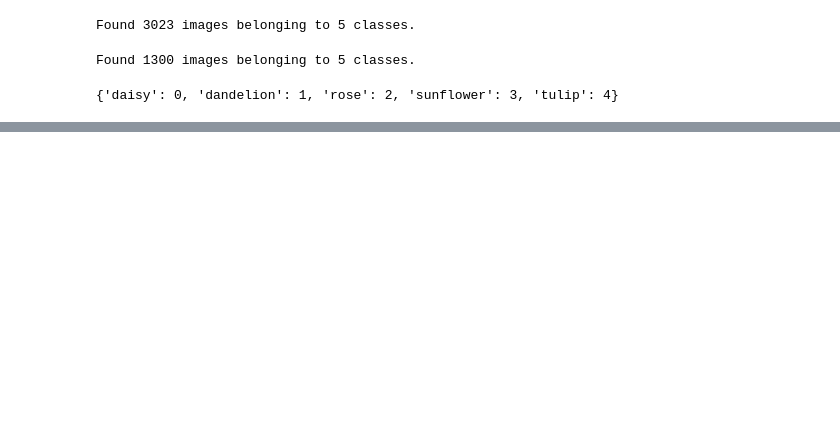
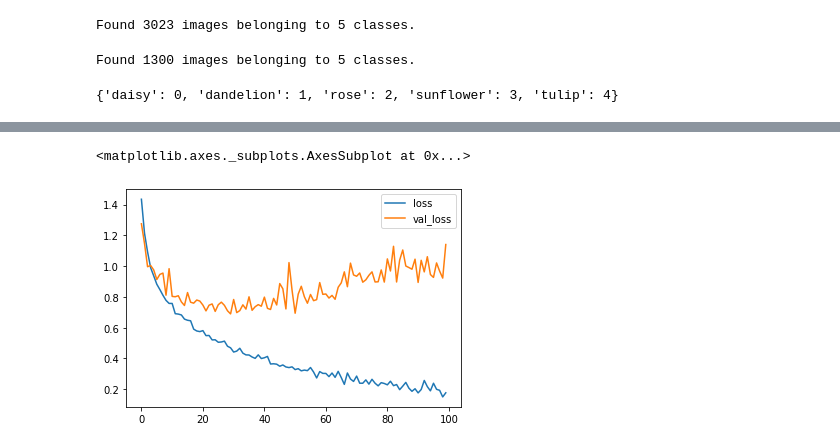
Before and after one commit to anweshb/Flower-Recognition, a Jupyter notebook: Flower Recognition.ipynb, the cells around one changed output, grey strips where cells are left out. Saved outputs shown, nothing was run; the diff lists cells and outputs as text; code cells hidden in the pictures; blank space fills up the shorter version.

```diff
--- a/Flower Recognition.ipynb
+++ b/Flower Recognition.ipynb
@@ -194,0 +209,5 @@ Epoch 19/19
+# %%
+history[['loss','val_loss']].plot()
+# %% [output]
+<matplotlib.axes._subplots.AxesSubplot at 0x...>
+[figure, added]
```
Also changed, not shown: parts of 14 cells of this notebook, 1 other file.
